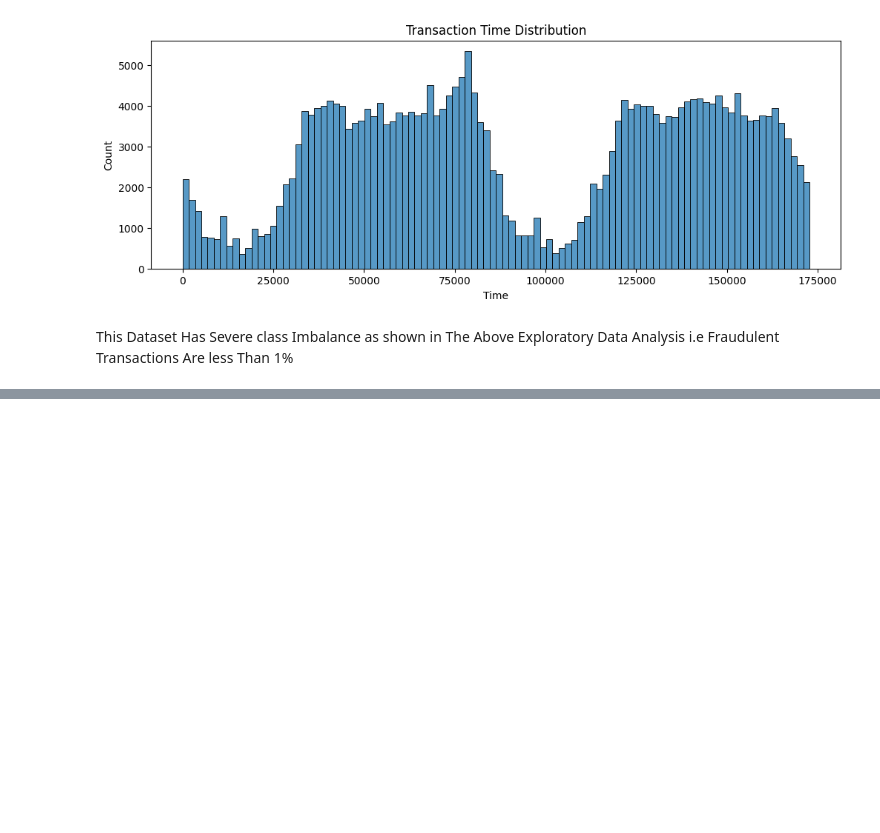
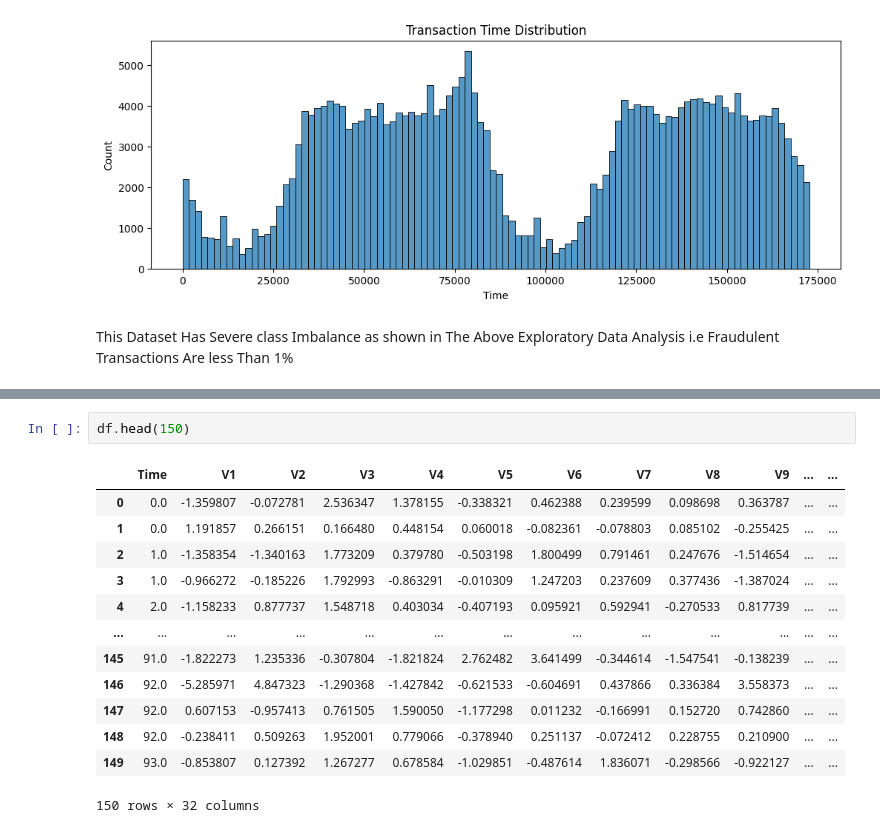
Before and after one commit to Richmondiroegbu/Credit-Card-Fraud-Detection-Project, a Jupyter notebook: Credit_Card_Fraud_Detection_Project.ipynb, the cells around one changed output, grey strips where cells are left out. Saved outputs shown, nothing was run; the diff lists cells and outputs as text; blank space fills up the shorter version.

```diff
--- a/Credit_Card_Fraud_Detection_Project.ipynb
+++ b/Credit_Card_Fraud_Detection_Project.ipynb
@@ -114,0 +118,16 @@ This Dataset Has Severe class Imbalance as shown in The Above Exploratory Data A
+# %%
+df.head(150)
+# %% [output]
+|  | Time | V1 | V2 | V3 | V4 | V5 | V6 | V7 | V8 | V9 | ... | ... |
+| 0 | 0.0 | -1.359807 | -0.072781 | 2.536347 | 1.378155 | -0.338321 | 0.462388 | 0.239599 | 0.098698 | 0.363787 | ... | ... |
+| 1 | 0.0 | 1.191857 | 0.266151 | 0.166480 | 0.448154 | 0.060018 | -0.082361 | -0.078803 | 0.085102 | -0.255425 | ... | ... |
+| 2 | 1.0 | -1.358354 | -1.340163 | 1.773209 | 0.379780 | -0.503198 | 1.800499 | 0.791461 | 0.247676 | -1.514654 | ... | ... |
+| 3 | 1.0 | -0.966272 | -0.185226 | 1.792993 | -0.863291 | -0.010309 | 1.247203 | 0.237609 | 0.377436 | -1.387024 | ... | ... |
+| 4 | 2.0 | -1.158233 | 0.877737 | 1.548718 | 0.403034 | -0.407193 | 0.095921 | 0.592941 | -0.270533 | 0.817739 | ... | ... |
+| ... | ... | ... | ... | ... | ... | ... | ... | ... | ... | ... | ... | ... |
+| 145 | 91.0 | -1.822273 | 1.235336 | -0.307804 | -1.821824 | 2.762482 | 3.641499 | -0.344614 | -1.547541 | -0.138239 | ... | ... |
+| 146 | 92.0 | -5.285971 | 4.847323 | -1.290368 | -1.427842 | -0.621533 | -0.604691 | 0.437866 | 0.336384 | 3.558373 | ... | ... |
+| 147 | 92.0 | 0.607153 | -0.957413 | 0.761505 | 1.590050 | -1.177298 | 0.011232 | -0.166991 | 0.152720 | 0.742860 | ... | ... |
+| 148 | 92.0 | -0.238411 | 0.509263 | 1.952001 | 0.779066 | -0.378940 | 0.251137 | -0.072412 | 0.228755 | 0.210900 | ... | ... |
+| 149 | 93.0 | -0.853807 | 0.127392 | 1.267277 | 0.678584 | -1.029851 | -0.487614 | 1.836071 | -0.298566 | -0.922127 | ... | ... |
+150 rows × 32 columns
```
Also changed, not shown: parts of 3 cells of this notebook.
